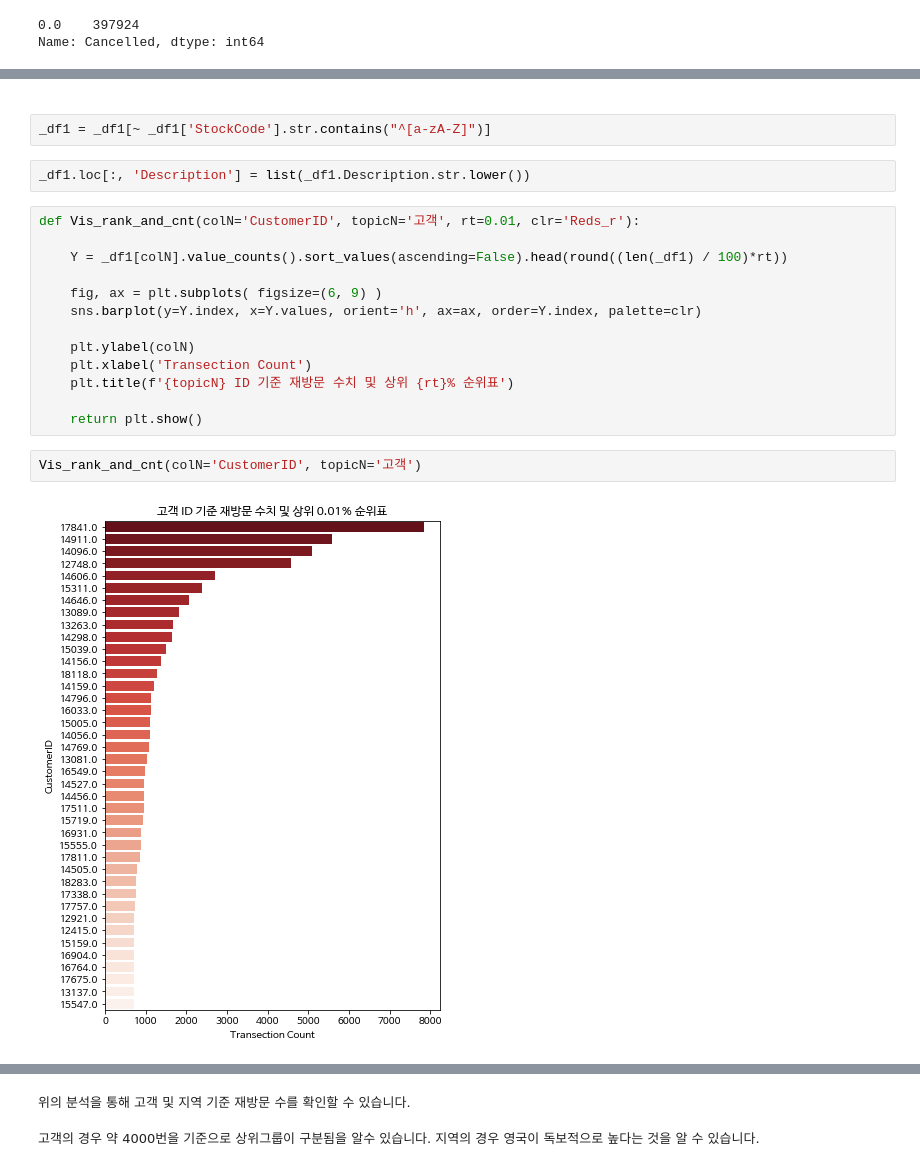
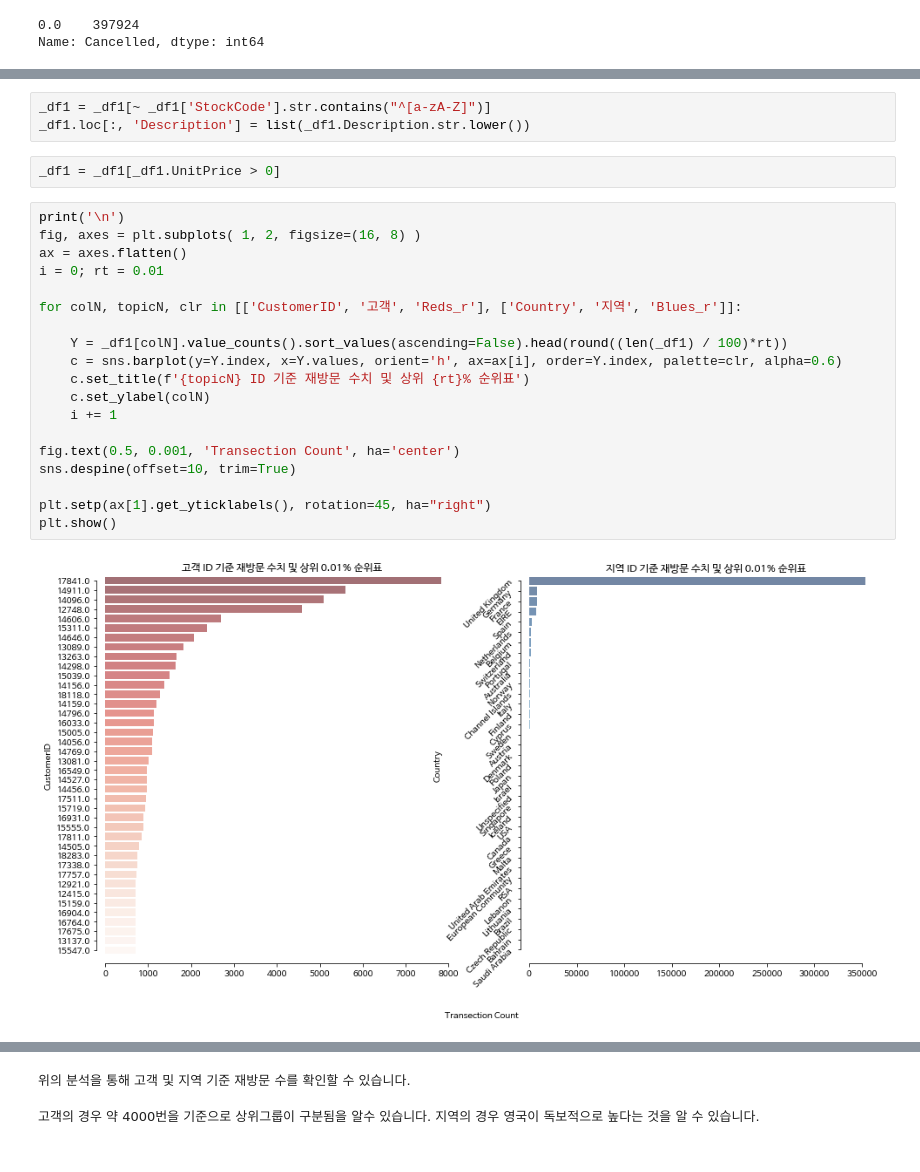
Before and after one commit to mwithgod3952/Conquering-Kaggle-s-challenge, a Jupyter notebook: Marketing_Analytics_Cohort_Analysis.ipynb, the cells around one changed output, grey strips where cells are left out. Cells and saved outputs as stored; diff of their text form.

```diff
--- a/Marketing_Analytics_Cohort_Analysis.ipynb
+++ b/Marketing_Analytics_Cohort_Analysis.ipynb
@@ -262,23 +208,26 @@ Name: StockCode, dtype: int64
-# %% [markdown]
-<font size = 2></font>
 # %%
 _df1 = _df1[~ _df1['StockCode'].str.contains("^[a-zA-Z]")]
+_df1.loc[:, 'Description'] = list(_df1.Description.str.lower())
-# %%
-_df1.loc[:, 'Description'] = list(_df1.Description.str.lower())
+# %%
+_df1 = _df1[_df1.UnitPrice > 0]
 # %%
-def Vis_rank_and_cnt(colN='CustomerID', topicN='고객', rt=0.01, clr='Reds_r'):
+print('\n')
+fig, axes = plt.subplots( 1, 2, figsize=(16, 8) )
+ax = axes.flatten()
+i = 0; rt = 0.01
+
+for colN, topicN, clr in [['CustomerID', '고객', 'Reds_r'], ['Country', '지역', 'Blues_r']]:
 
     Y = _df1[colN].value_counts().sort_values(ascending=False).head(round((len(_df1) / 100)*rt))
+    c = sns.barplot(y=Y.index, x=Y.values, orient='h', ax=ax[i], order=Y.index, palette=clr, alpha=0.6)
+    c.set_title(f'{topicN} ID 기준 재방문 수치 및 상위 {rt}% 순위표')
+    c.set_ylabel(colN)
+    i += 1
 
-    fig, ax = plt.subplots( figsize=(6, 9) )
-    sns.barplot(y=Y.index, x=Y.values, orient='h', ax=ax, order=Y.index, palette=clr)
+fig.text(0.5, 0.001, 'Transection Count', ha='center')
+sns.despine(offset=10, trim=True)
 
-    plt.ylabel(colN)
-    plt.xlabel('Transection Count')
-    plt.title(f'{topicN} ID 기준 재방문 수치 및 상위 {rt}% 순위표')
-
-    return plt.show()
+plt.setp(ax[1].get_yticklabels(), rotation=45, ha="right")
+plt.show()
+# %% [output]
+[figure, added]
-# %%
-Vis_rank_and_cnt(colN='CustomerID', topicN='고객')
-# %% [output]
-[figure, removed]
```
Also changed, not shown: parts of 25 cells of this notebook.
